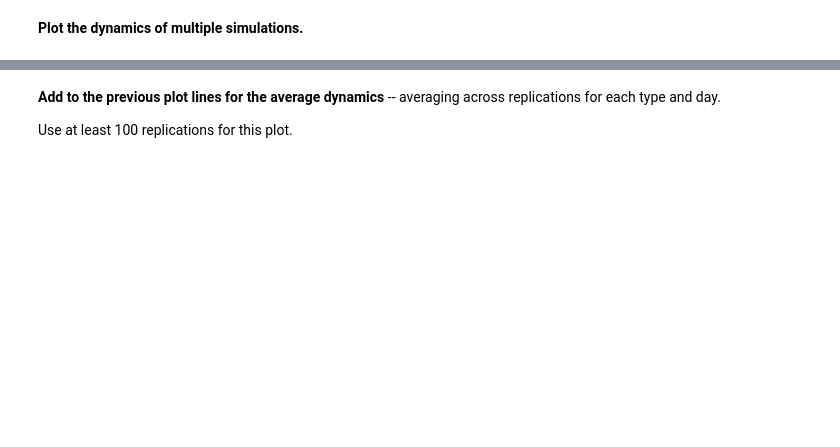
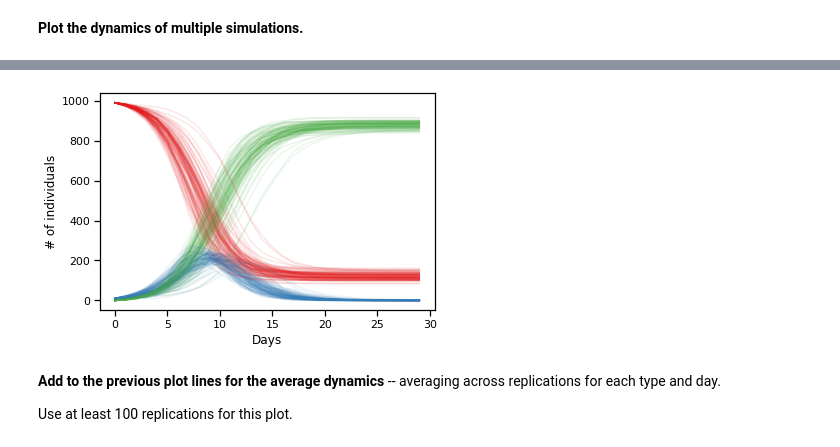
Before and after one commit to stavshem/SciComPy, a Jupyter notebook: assignments/A4.ipynb, the cells around one changed output, grey strips where cells are left out. Cells and saved outputs as stored; diff of their text form; code cells hidden in the pictures; blank space fills up the shorter version.

```diff
--- a/assignments/A4.ipynb
+++ b/assignments/A4.ipynb
@@ -58,22 +58,18 @@ Think: how would you implement the random draws? Which distribution is parameter
 
 Note: you should make sure that $S$, $I$, and $R$ are integers and that they don't go below 0 or above $N$.
 # %%
-# 𝛽=𝑏⋅𝑐  is the transmission rate.
-# On average,  𝛾𝐼  infected individuals recover every day, hence  𝛾  is the recovery rate.
-# 𝛾 == β
 def step(SIR, β, γ): ###
     S0, I0, R0 = SIR
     N = S0 + I0 + R0
     # your code here #
     s = np.random.rand(S0)
     i = np.random.rand(I0)
-    infected = int(β * S0 * (I0 / N))
+    p = min(β * (I0 / N), 1)
+    infected = (s < p).sum()
     recovered = (i < γ).sum()
     S1 = S0 - infected
     I1 = I0 + infected - recovered
     R1 = R0 + recovered
-    assert N == (S1 + I1 + R1)
-    assert (0 <= S1 <= N) and (0 <= I1 <= N) and (0 <= R1 <= N)
     ##############
     return S1, I1, R1
 
@@ -143,10 +134,2 @@ SIR.shape
-# %%
-for sir in SIR:
-    plt.plot(sir[:,0], color='red', alpha=0.05)
-    plt.plot(sir[:,1], color='green', alpha=0.05)
-    plt.plot(sir[:,2], color='blue', alpha=0.05)
-
-plt.xlabel('Days')
-plt.ylabel('# of individuals');
 # %% [markdown]
 **Plot the dynamics of multiple simulations.**
@@ -156,3 +136,12 @@ plt.ylabel('# of individuals');
+# %%
+for sir in SIR:
+    S, I, R = sir.T
+    for color, population in zip(colors, sir.T):
+        plt.plot(population, c=color, alpha=0.1)
+plt.xlabel('Days')
+plt.ylabel('# of individuals');
+# %% [output]
+[figure, added]
 # %% [markdown]
 **Add to the previous plot lines for the average dynamics** -- averaging across replications for each type and day.
 
```
Also changed, not shown: parts of 15 cells of this notebook.
